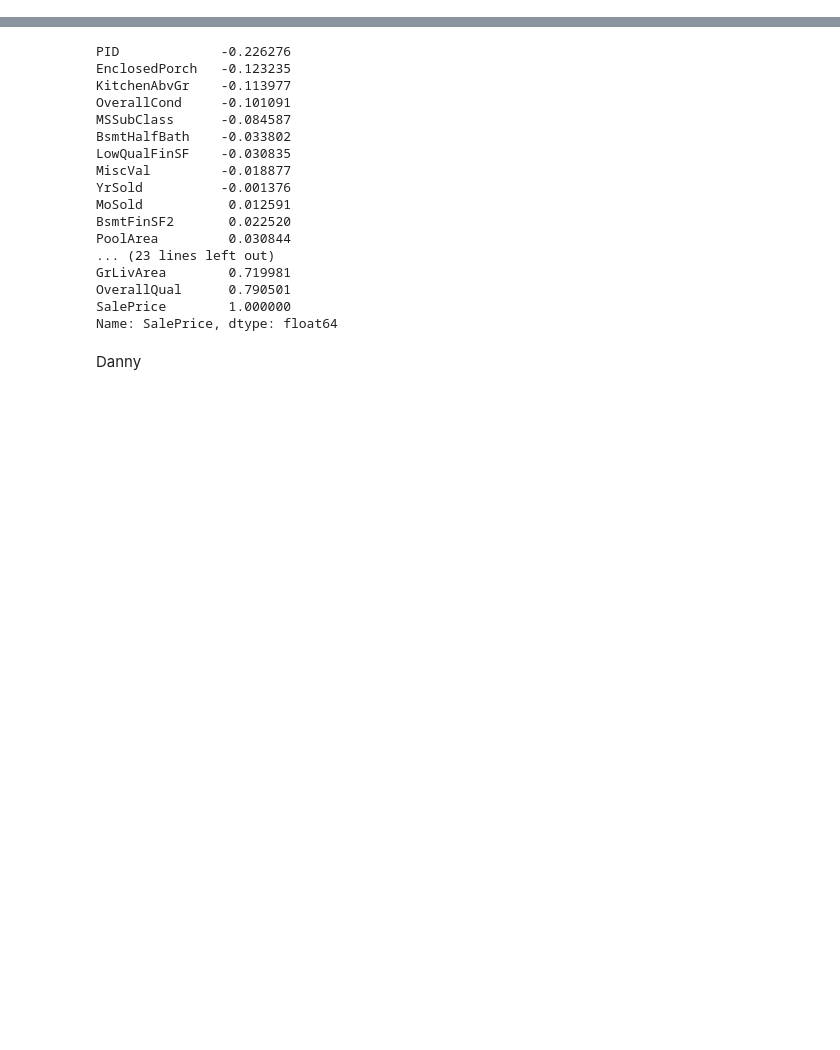
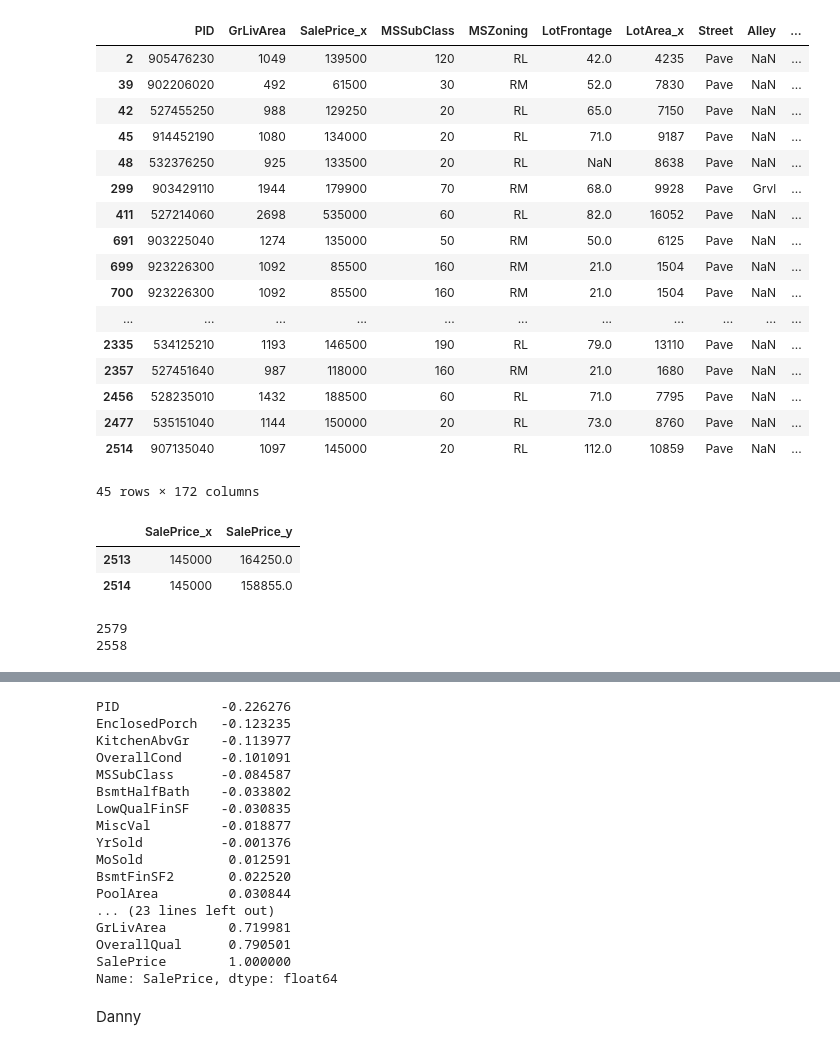
Before and after one commit to danieljinchoy/ames_housing_ml, a Jupyter notebook: Analysis.ipynb, the cells around one changed output, grey strips where cells are left out. Cells and saved outputs as stored; diff of their text form; code cells hidden in the pictures; blank space fills up the shorter version.

```diff
--- a/Analysis.ipynb
+++ b/Analysis.ipynb
@@ -9,4 +9,5 @@ from sklearn.ensemble import RandomForestRegressor
 from sklearn.model_selection import cross_val_score, cross_val_predict,cross_validate, GridSearchCV
 # %%
 housing = pd.read_csv('../data/Ames_Housing_Price_Data.csv', index_col = 0)
-real_estate = pd.read_csv('../data/Ames_Real_Estate_Data.csv', index_col = 0)
+real_estate = pd.read_csv('../data/Ames_Real_Estate_Data.csv')
+housing_df = pd.merge(housing,real_estate,left_on='PID',right_on='MapRefNo',how='inner')
@@ -12,0 +77,34 @@ real_estate = pd.read_csv('../data/Ames_Real_Estate_Data.csv', index_col = 0)
+# %%
+housing_df[housing_df['PID'].duplicated()]
+# %% [output]
+|  | PID | GrLivArea | SalePrice_x | MSSubClass | MSZoning | LotFrontage | LotArea_x | Street | Alley | ... |
+| 2 | 905476230 | 1049 | 139500 | 120 | RL | 42.0 | 4235 | Pave | NaN | ... |
+| 39 | 902206020 | 492 | 61500 | 30 | RM | 52.0 | 7830 | Pave | NaN | ... |
+| 42 | 527455250 | 988 | 129250 | 20 | RL | 65.0 | 7150 | Pave | NaN | ... |
+| 45 | 914452190 | 1080 | 134000 | 20 | RL | 71.0 | 9187 | Pave | NaN | ... |
+| 48 | 532376250 | 925 | 133500 | 20 | RL | NaN | 8638 | Pave | NaN | ... |
+| 299 | 903429110 | 1944 | 179900 | 70 | RM | 68.0 | 9928 | Pave | Grvl | ... |
+| 411 | 527214060 | 2698 | 535000 | 60 | RL | 82.0 | 16052 | Pave | NaN | ... |
+| 691 | 903225040 | 1274 | 135000 | 50 | RM | 50.0 | 6125 | Pave | NaN | ... |
+| 699 | 923226300 | 1092 | 85500 | 160 | RM | 21.0 | 1504 | Pave | NaN | ... |
+| 700 | 923226300 | 1092 | 85500 | 160 | RM | 21.0 | 1504 | Pave | NaN | ... |
+| ... | ... | ... | ... | ... | ... | ... | ... | ... | ... | ... |
+| 2335 | 534125210 | 1193 | 146500 | 190 | RL | 79.0 | 13110 | Pave | NaN | ... |
+| 2357 | 527451640 | 987 | 118000 | 160 | RM | 21.0 | 1680 | Pave | NaN | ... |
+| 2456 | 528235010 | 1432 | 188500 | 60 | RL | 71.0 | 7795 | Pave | NaN | ... |
+| 2477 | 535151040 | 1144 | 150000 | 20 | RL | 73.0 | 8760 | Pave | NaN | ... |
+| 2514 | 907135040 | 1097 | 145000 | 20 | RL | 112.0 | 10859 | Pave | NaN | ... |
+45 rows × 172 columns
+# %%
+housing_df[housing_df['PID']==907135040][['SalePrice_x','SalePrice_y','SaleCon']]
+# %% [output]
+|  | SalePrice_x | SalePrice_y |
+| 2513 | 145000 | 164250.0 |
+| 2514 | 145000 | 158855.0 |
+# %%
+print(len(set(housing['PID']))) # 2579 unique observations
+print(len(set(housing_df['PID']))) # 2558 unique observations
+# housing_df.drop(['Map'])
+# %% [output]
+2579
+2558
```
Also changed, not shown: parts of 14 cells of this notebook, 1 other file.
